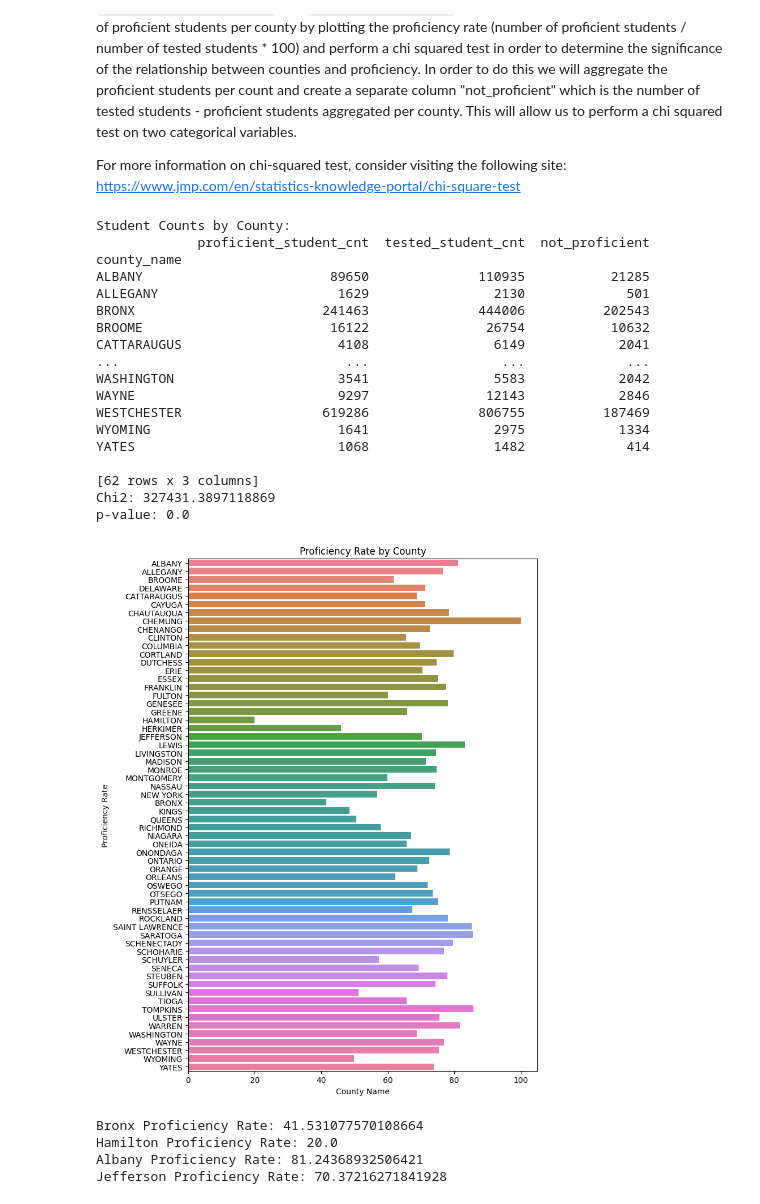
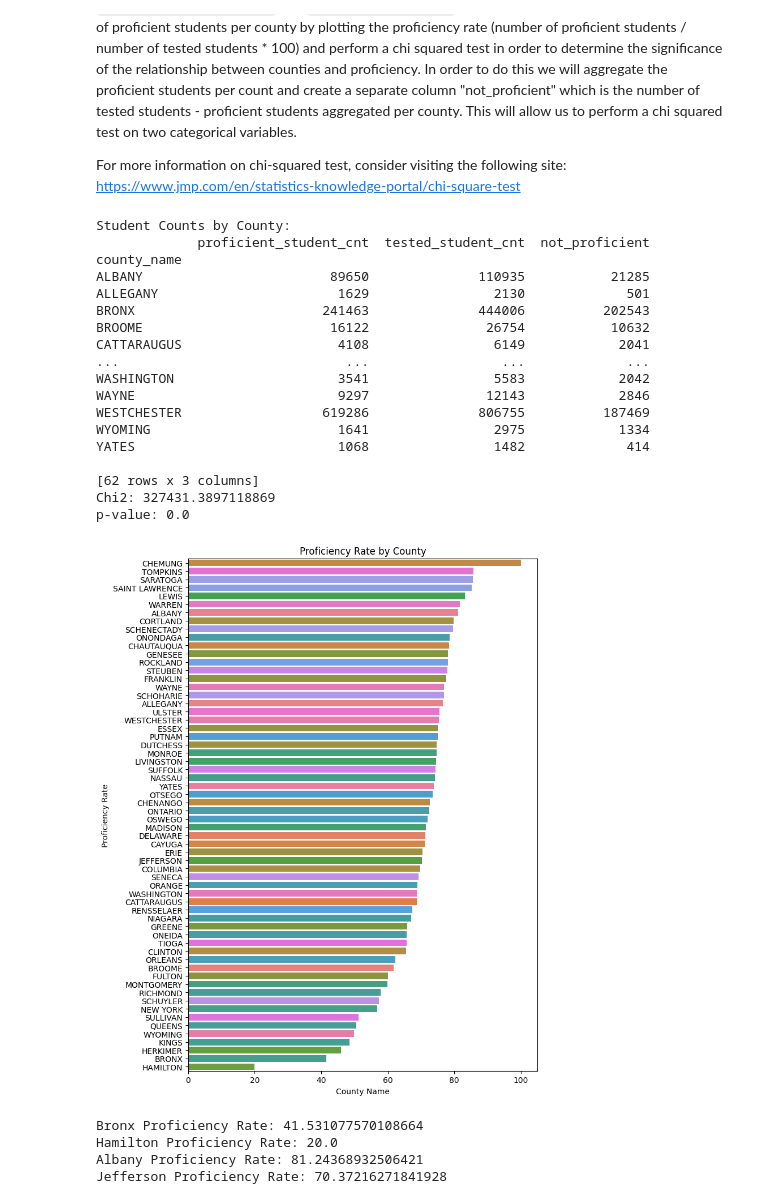
Before and after one commit to cmsc320fall2025-MCAS/cmsc320-project, a Jupyter notebook: FinalDeliverable.ipynb, the cells around one changed output. Drawn from its saved outputs; the diff is of its cells as text; code cells hidden in the pictures.

```diff
--- a/FinalDeliverable.ipynb
+++ b/FinalDeliverable.ipynb
@@ -268,8 +271,6 @@ For more information on chi-squared test, consider visiting the following site:
 # %%
 # Imports
 from scipy.stats import chi2_contingency # chi square test for hypothesis testing
-import matplotlib.pyplot as plt
-import seaborn as sns
 
 # Calculate a proficiency rate column
 df['proficiency_rate'] = df['proficient_student_cnt'] / df['tested_student_cnt'] * 100
@@ -291,35 +292,38 @@ chi2, p_value, dof, expected = chi2_contingency(contingency_table)
 print("Chi2:", chi2)
 print("p-value:", p_value)
 
+# Sort by proficiency instead of county name, so we can clearly see the performance of counties comparatively
+sorted_order = df.groupby('county_name')['proficiency_rate'].mean().sort_values(ascending=False).index
+
 # Create bargraph
 plt.figure(figsize=(8, 10))
-sns.barplot(data=df, x='proficiency_rate', y='county_name', hue='county_name', legend=False, errorbar=None)
+sns.barplot(data=df, x='proficiency_rate', y='county_name', hue='county_name', legend=False, errorbar=None, order=sorted_order)
 
 plt.title("Proficiency Rate by County")
 plt.xlabel("County Name")
 plt.ylabel("Proficiency Rate")
 plt.tight_layout()
 plt.show()
 # %% [output]
 Student Counts by County:
              proficient_student_cnt  tested_student_cnt  not_proficient
 county_name
 ALBANY                        89650              110935           21285
 ALLEGANY                       1629                2130             501
 BRONX                        241463              444006          202543
 BROOME                        16122               26754           10632
 CATTARAUGUS                    4108                6149            2041
 ...                             ...                 ...             ...
 WASHINGTON                     3541                5583            2042
 WAYNE                          9297               12143            2846
 WESTCHESTER                  619286              806755          187469
 WYOMING                        1641                2975            1334
 YATES                          1068                1482             414
 
 [62 rows x 3 columns]
 Chi2: 327431.3897118869
 p-value: 0.0
-[figure, old version]
+[figure, new version]
 # %%
 # Highlight a few key values
 print("Bronx Proficiency Rate:", df.groupby('county_name')["proficiency_rate"].mean().loc['BRONX'])
```
Also changed, not shown: parts of 24 cells of this notebook, 6 other files.
